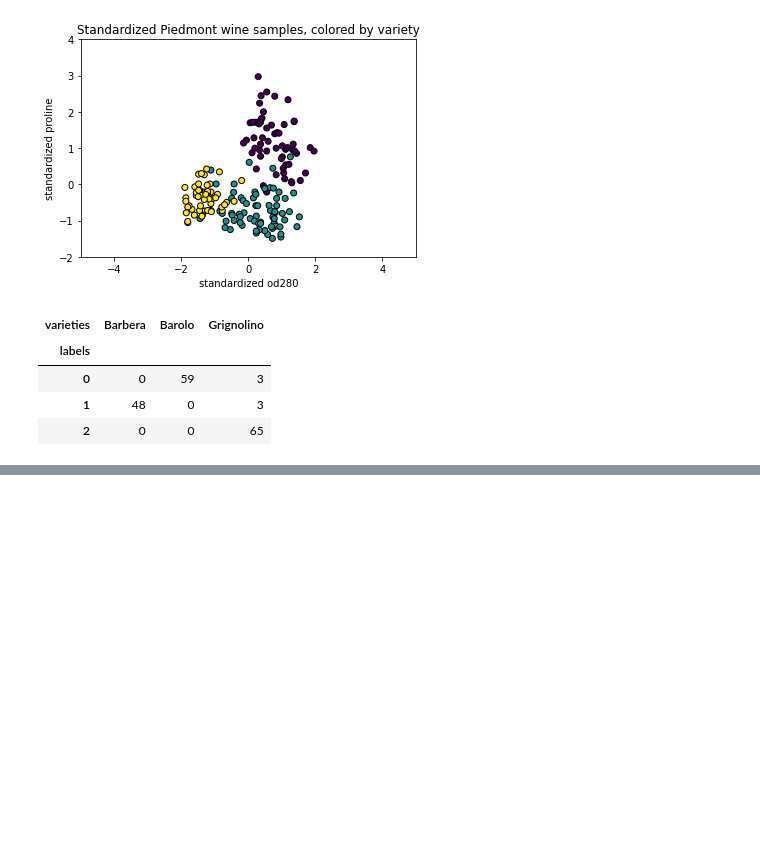
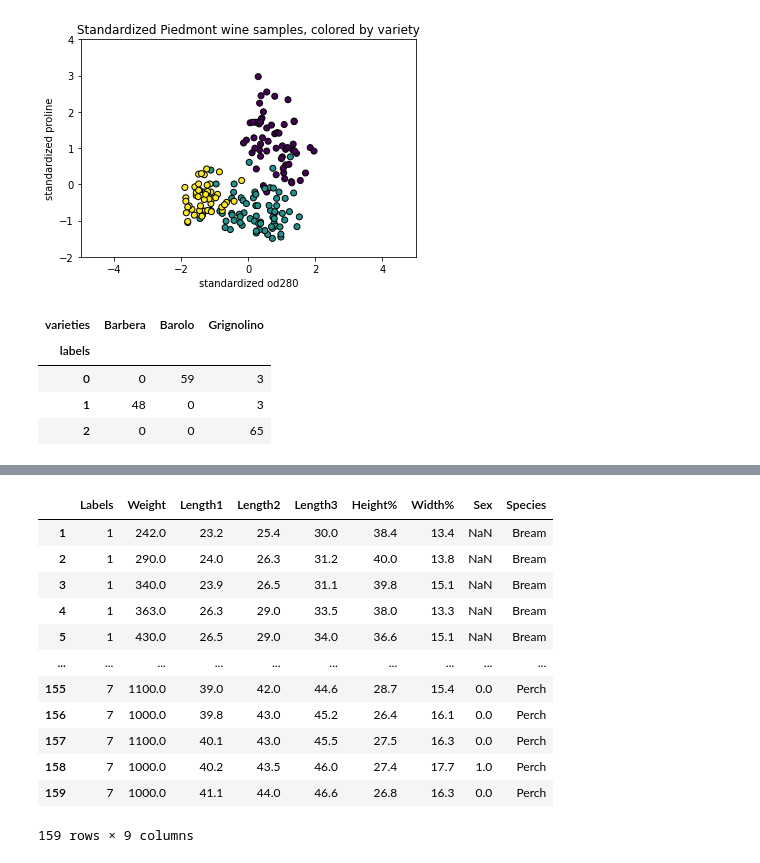
Before and after one commit to kbantoec/unsupervised_learning, a Jupyter notebook: clustering_for_dataset_exploration.ipynb, the cells around one changed output, grey strips where cells are left out. Drawn from its saved outputs; the diff is of its cells as text; code cells hidden in the pictures; blank space fills up the shorter version.

```diff
--- a/clustering_for_dataset_exploration.ipynb
+++ b/clustering_for_dataset_exploration.ipynb
@@ -485,0 +524,7 @@ Checking the correspondence between the cluster labels and the wine varieties re
+# %%
+fish: ndarray = Load_txt('data/fishcatch.dat.txt', basedir, nan_value='NA').to_numpy()
+cols: List[str] = ['Labels', 'Weight', 'Length1', 'Length2', 'Length3', 'Height%', 'Width%', 'Sex']
+fish_data: DataFrame = pd.DataFrame(data=fish[:, 1:], index=map(int, fish[:, 0]), columns=cols)
+fish_data.Labels = fish_data.Labels.astype(int)
+fish_data[['Labels', 'Sex']] = fish_data[['Labels', 'Sex']].astype('category')
+fish_data
@@ -485,0 +545,19 @@ Checking the correspondence between the cluster labels and the wine varieties re
+# %%
+species: Tuple[str] = ('Bream', 'Whitewish', 'Roach', '?', 'Smelt', 'Pike', 'Perch')
+species_dict: Dict[int, str] = {i+1: fish for i, fish in enumerate(species)}
+fish_data['Species'] = fish_data.Labels.apply(lambda x: species_dict[x])
+fish_data
+# %% [output]
+|  | Labels | Weight | Length1 | Length2 | Length3 | Height% | Width% | Sex | Species |
+| 1 | 1 | 242.0 | 23.2 | 25.4 | 30.0 | 38.4 | 13.4 | NaN | Bream |
+| 2 | 1 | 290.0 | 24.0 | 26.3 | 31.2 | 40.0 | 13.8 | NaN | Bream |
+| 3 | 1 | 340.0 | 23.9 | 26.5 | 31.1 | 39.8 | 15.1 | NaN | Bream |
+| 4 | 1 | 363.0 | 26.3 | 29.0 | 33.5 | 38.0 | 13.3 | NaN | Bream |
+| 5 | 1 | 430.0 | 26.5 | 29.0 | 34.0 | 36.6 | 15.1 | NaN | Bream |
+| ... | ... | ... | ... | ... | ... | ... | ... | ... | ... |
+| 155 | 7 | 1100.0 | 39.0 | 42.0 | 44.6 | 28.7 | 15.4 | 0.0 | Perch |
+| 156 | 7 | 1000.0 | 39.8 | 43.0 | 45.2 | 26.4 | 16.1 | 0.0 | Perch |
+| 157 | 7 | 1100.0 | 40.1 | 43.0 | 45.5 | 27.5 | 16.3 | 0.0 | Perch |
+| 158 | 7 | 1000.0 | 40.2 | 43.5 | 46.0 | 27.4 | 17.7 | 1.0 | Perch |
+| 159 | 7 | 1000.0 | 41.1 | 44.0 | 46.6 | 26.8 | 16.3 | 0.0 | Perch |
+159 rows × 9 columns
```
Also changed, not shown: parts of 18 cells of this notebook.
